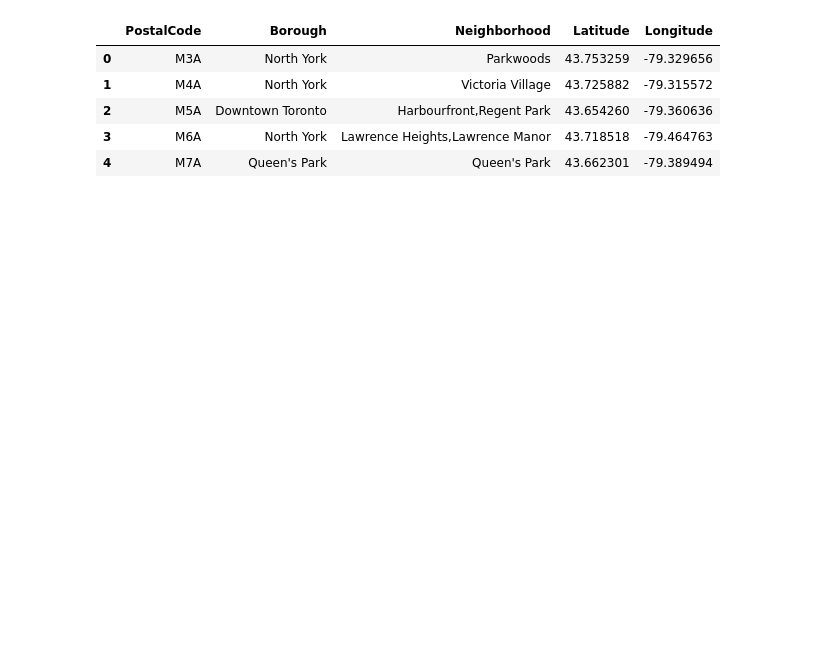
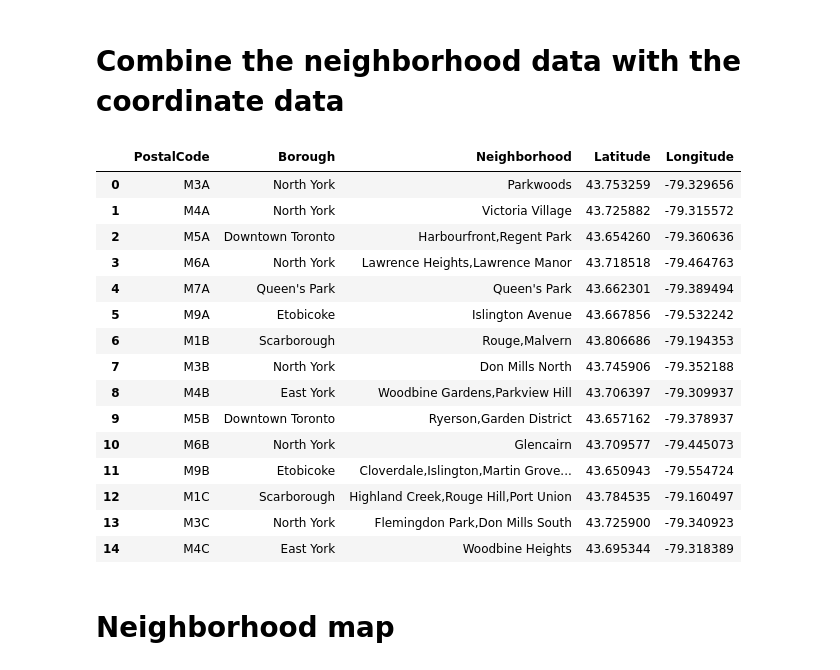
Before and after one commit to LiChoo/Coursera-Capstone, a Jupyter notebook: TorontoNeighborhood.ipynb, the cells around one changed output. Drawn from its saved outputs; the diff is of its cells as text; code cells hidden in the pictures; blank space fills up the shorter version.

```diff
--- a/TorontoNeighborhood.ipynb
+++ b/TorontoNeighborhood.ipynb
@@ -12,4 +11,8 @@ df = pd.read_html('http://en.wikipedia.org/wiki/List_of_postal_codes_of_Canada:_
 df.columns = ["PostalCode", "Borough", "Neighborhood"]
 df['Borough'].replace("Not assigned", np.nan, inplace=True)
 df.dropna(subset=['Borough'], inplace=True)
+df['Neighborhood'] = df.groupby(['PostalCode', 'Borough'])['Neighborhood'].transform(lambda x: ','.join(x))
+df['Neighborhood'].replace("Not assigned", df['Borough'], inplace=True)
+df.drop_duplicates(inplace=True)
+df.reset_index(drop=True, inplace=True)
 df.shape
@@ -21,3 +40,5 @@ df.shape
+# %% [markdown]
+# Combine the neighborhood data with the coordinate data
 # %%
 geo = pd.read_csv('http://cocl.us/Geospatial_data')
 geo.rename(columns={"Postal Code" : "PostalCode"}, inplace=True)
@@ -26,12 +46,24 @@ df_geo
 # %%
-df_geo.head()
+df_geo.head(15)
 # %% [output]
 |  | PostalCode | Borough | Neighborhood | Latitude | Longitude |
 | 0 | M3A | North York | Parkwoods | 43.753259 | -79.329656 |
 | 1 | M4A | North York | Victoria Village | 43.725882 | -79.315572 |
 | 2 | M5A | Downtown Toronto | Harbourfront,Regent Park | 43.654260 | -79.360636 |
 | 3 | M6A | North York | Lawrence Heights,Lawrence Manor | 43.718518 | -79.464763 |
 | 4 | M7A | Queen's Park | Queen's Park | 43.662301 | -79.389494 |
+| 5 | M9A | Etobicoke | Islington Avenue | 43.667856 | -79.532242 |
+| 6 | M1B | Scarborough | Rouge,Malvern | 43.806686 | -79.194353 |
+| 7 | M3B | North York | Don Mills North | 43.745906 | -79.352188 |
+| 8 | M4B | East York | Woodbine Gardens,Parkview Hill | 43.706397 | -79.309937 |
+| 9 | M5B | Downtown Toronto | Ryerson,Garden District | 43.657162 | -79.378937 |
+| 10 | M6B | North York | Glencairn | 43.709577 | -79.445073 |
+| 11 | M9B | Etobicoke | Cloverdale,Islington,Martin Grove... | 43.650943 | -79.554724 |
+| 12 | M1C | Scarborough | Highland Creek,Rouge Hill,Port Union | 43.784535 | -79.160497 |
+| 13 | M3C | North York | Flemingdon Park,Don Mills South | 43.725900 | -79.340923 |
+| 14 | M4C | East York | Woodbine Heights | 43.695344 | -79.318389 |
+# %% [markdown]
+# Neighborhood map
 # %%
 !conda install -c conda-forge folium=0.5.0 --yes
 import folium
```
Also changed, not shown: parts of 11 cells of this notebook.
